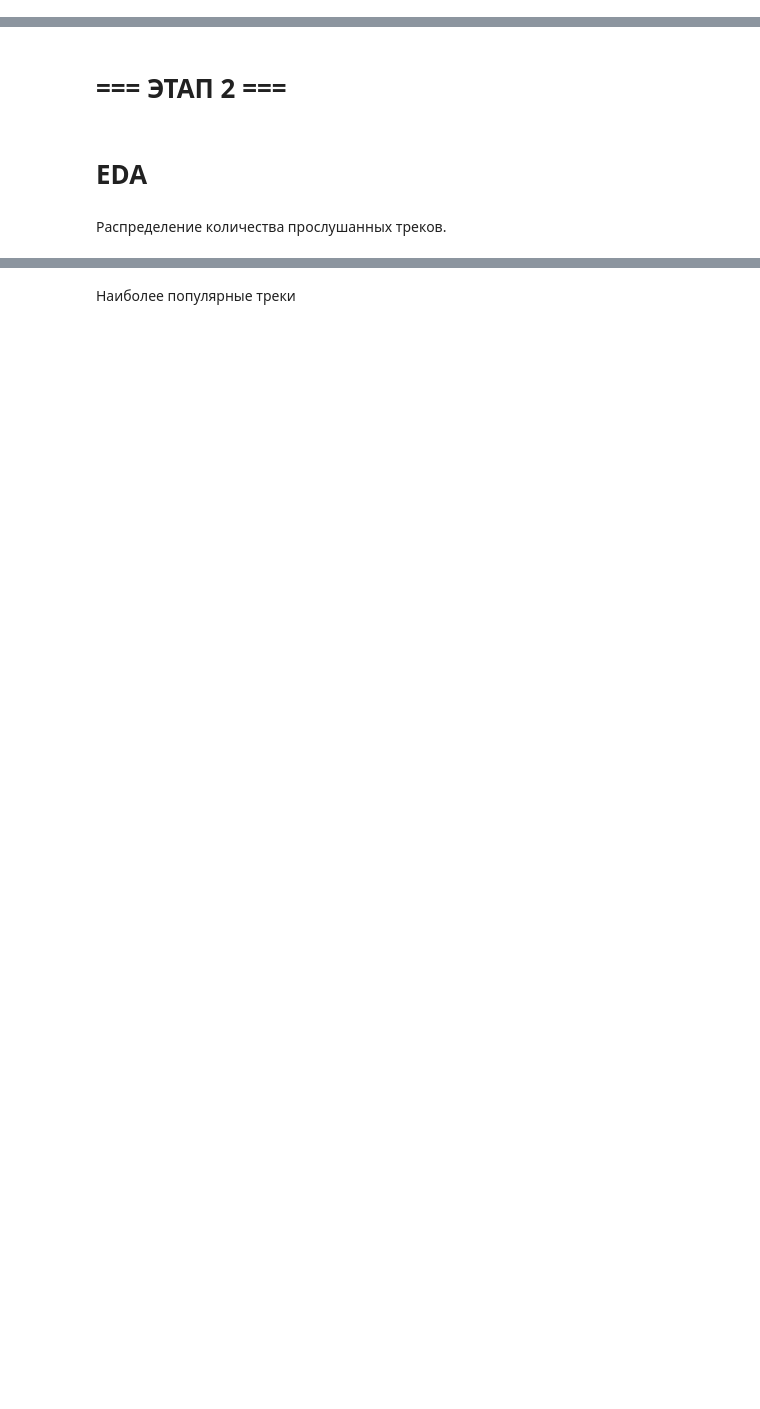
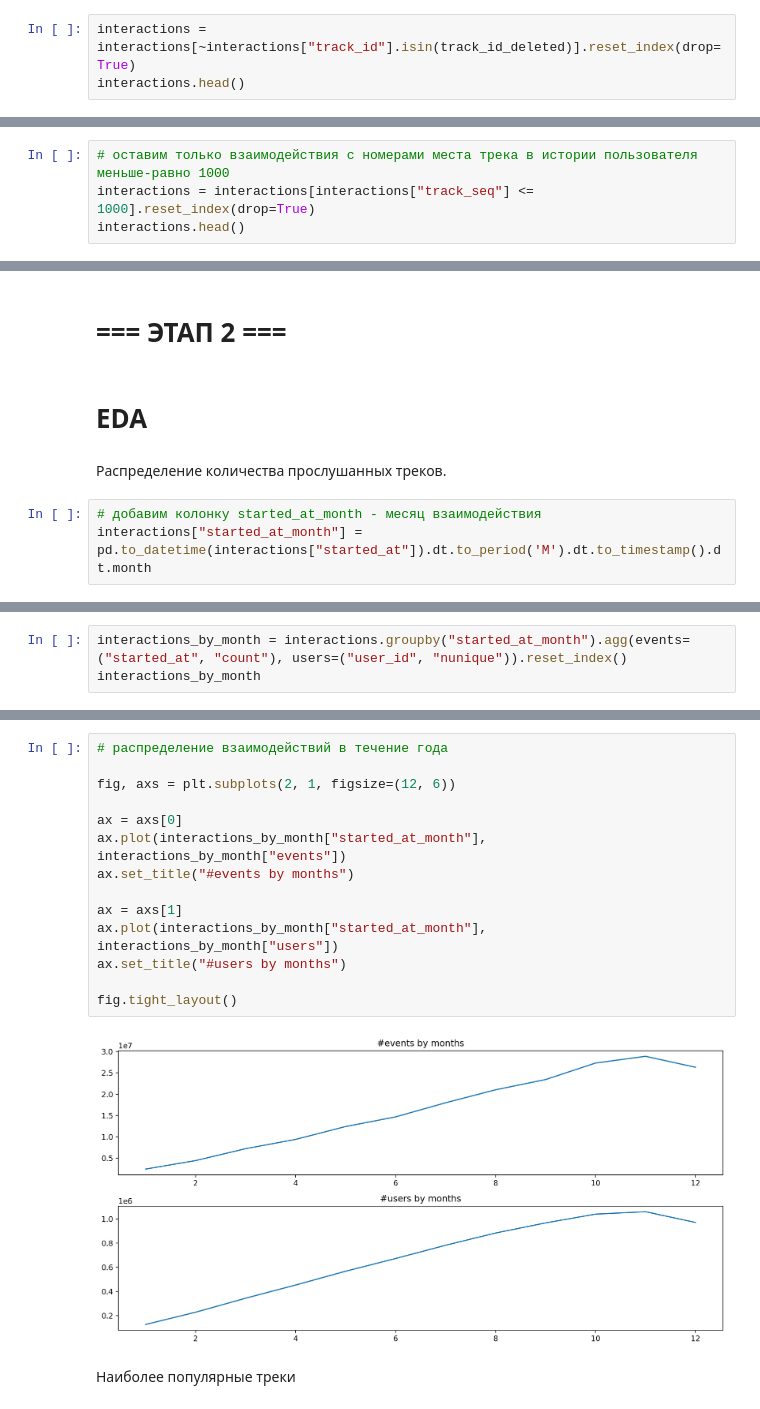
Before and after one commit to marsel171/mle-project-sprint-4, a Jupyter notebook: recommendations.ipynb, the cells around one changed output, grey strips where cells are left out. Cells and saved outputs as stored; diff of their text form; blank space fills up the shorter version.

```diff
--- a/recommendations.ipynb
+++ b/recommendations.ipynb
@@ -19,0 +404,3 @@ import pandas as pd
+# %%
+interactions = interactions[~interactions["track_id"].isin(track_id_deleted)].reset_index(drop=True)
+interactions.head()
@@ -19,0 +446,4 @@ import pandas as pd
+# %%
+# оставим только взаимодействия с номерами места трека в истории пользователя меньше-равно 1000
+interactions = interactions[interactions["track_seq"] <= 1000].reset_index(drop=True)
+interactions.head()
@@ -29,3 +507,6 @@ import pandas as pd
 # EDA
 # %% [markdown]
 Распределение количества прослушанных треков.
+# %%
+# добавим колонку started_at_month - месяц взаимодействия
+interactions["started_at_month"] = pd.to_datetime(interactions["started_at"]).dt.to_period('M').dt.to_timestamp().dt.month
@@ -31,0 +522,3 @@ import pandas as pd
+# %%
+interactions_by_month = interactions.groupby("started_at_month").agg(events=("started_at", "count"), users=("user_id", "nunique")).reset_index()
+interactions_by_month
@@ -32,2 +539,18 @@ import pandas as pd
+# %%
+# распределение взаимодействий в течение года
+
+fig, axs = plt.subplots(2, 1, figsize=(12, 6))
+
+ax = axs[0]
+ax.plot(interactions_by_month["started_at_month"], interactions_by_month["events"])
+ax.set_title("#events by months")
+
+ax = axs[1]
+ax.plot(interactions_by_month["started_at_month"], interactions_by_month["users"])
+ax.set_title("#users by months")
+
+fig.tight_layout()
+# %% [output]
+[figure, added]
 # %% [markdown]
 Наиболее популярные треки
```
Also changed, not shown: parts of 56 cells of this notebook.
